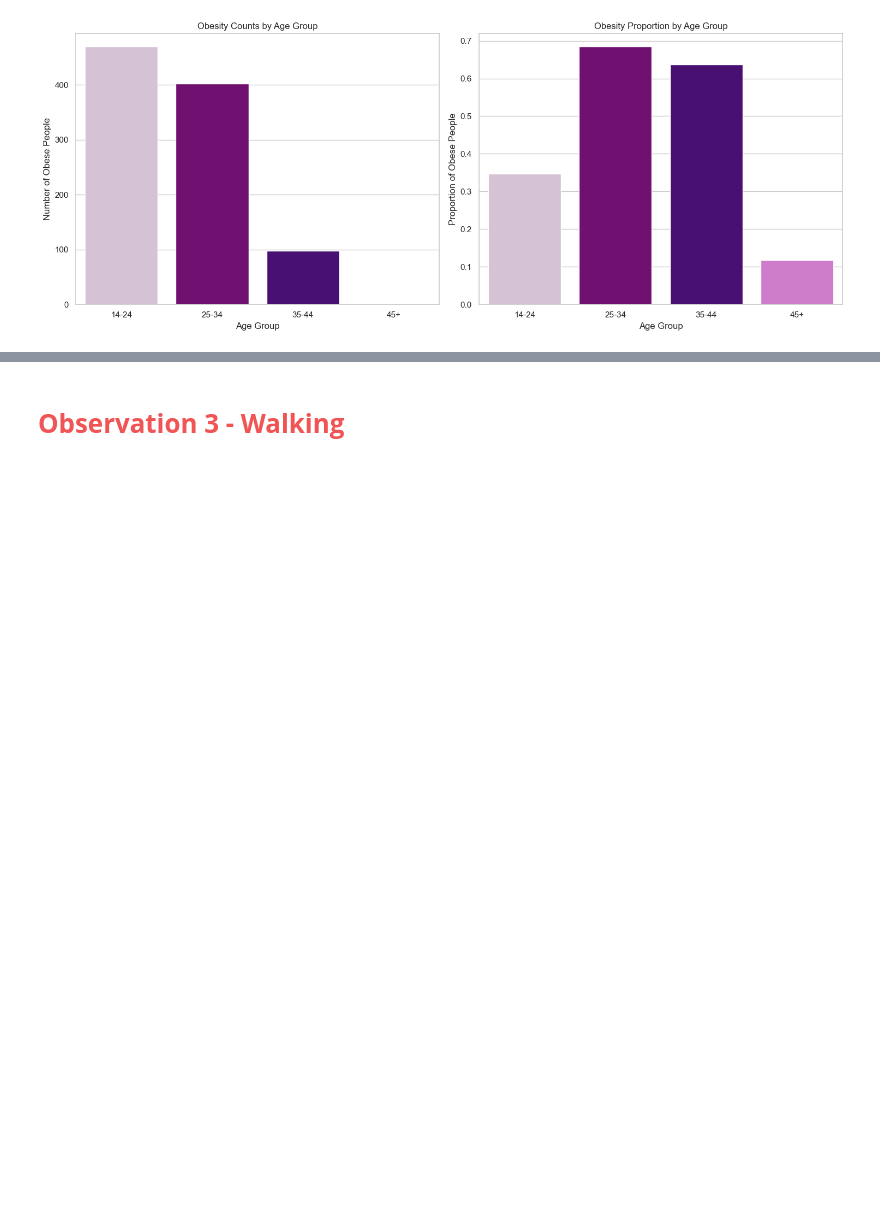
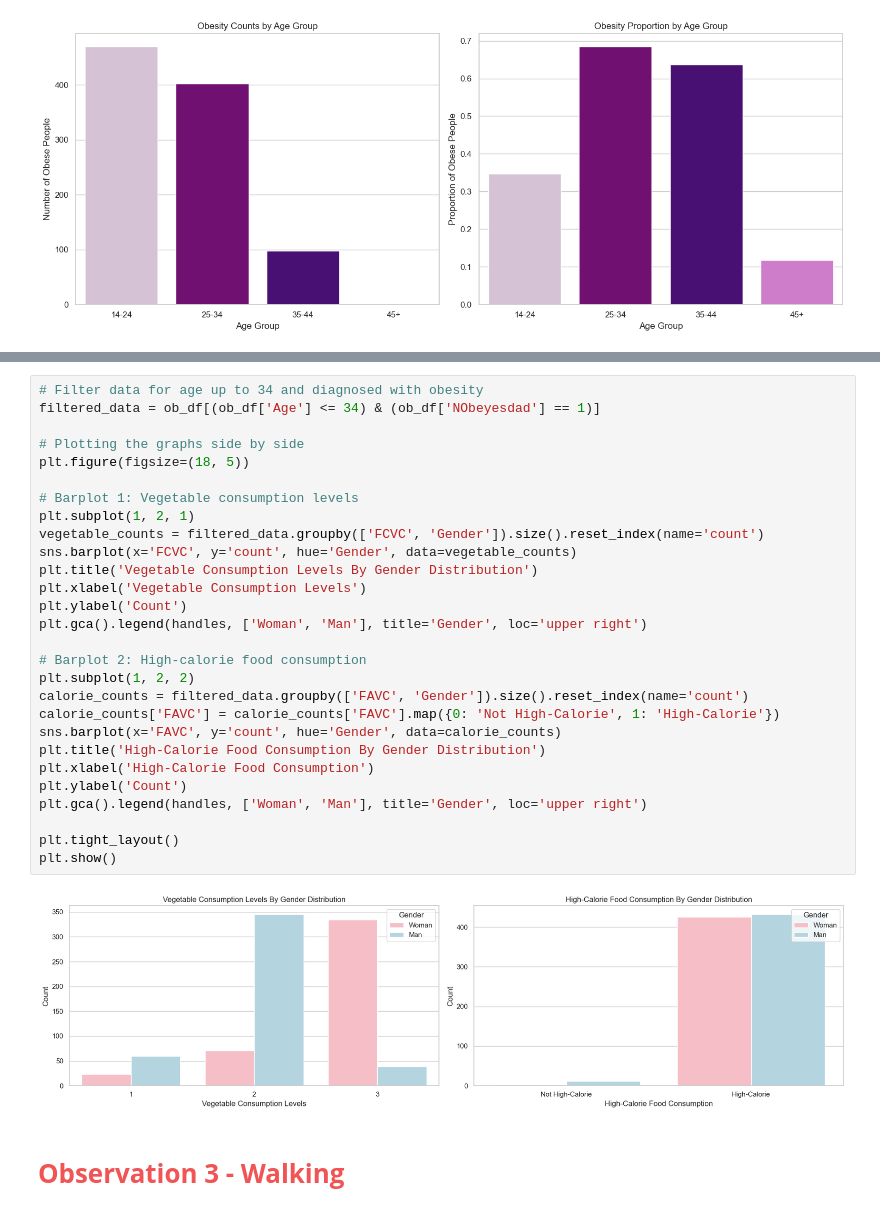
Before and after one commit to omeysi1/project1, a Jupyter notebook: project.ipynb, the cells around one changed output, grey strips where cells are left out. Drawn from its saved outputs; the diff is of its cells as text; blank space fills up the shorter version.

```diff
--- a/project.ipynb
+++ b/project.ipynb
@@ -434,3 +398,33 @@ plt.show()
+# %%
+# Filter data for age up to 34 and diagnosed with obesity
+filtered_data = ob_df[(ob_df['Age'] <= 34) & (ob_df['NObeyesdad'] == 1)]
+
+# Plotting the graphs side by side
+plt.figure(figsize=(18, 5))
+
+# Barplot 1: Vegetable consumption levels
+plt.subplot(1, 2, 1)
+vegetable_counts = filtered_data.groupby(['FCVC', 'Gender']).size().reset_index(name='count')
+sns.barplot(x='FCVC', y='count', hue='Gender', data=vegetable_counts)
+plt.title('Vegetable Consumption Levels By Gender Distribution')
+plt.xlabel('Vegetable Consumption Levels')
+plt.ylabel('Count')
+plt.gca().legend(handles, ['Woman', 'Man'], title='Gender', loc='upper right')
+
+# Barplot 2: High-calorie food consumption
+plt.subplot(1, 2, 2)
+calorie_counts = filtered_data.groupby(['FAVC', 'Gender']).size().reset_index(name='count')
+calorie_counts['FAVC'] = calorie_counts['FAVC'].map({0: 'Not High-Calorie', 1: 'High-Calorie'})
+sns.barplot(x='FAVC', y='count', hue='Gender', data=calorie_counts)
+plt.title('High-Calorie Food Consumption By Gender Distribution')
+plt.xlabel('High-Calorie Food Consumption')
+plt.ylabel('Count')
+plt.gca().legend(handles, ['Woman', 'Man'], title='Gender', loc='upper right')
+
+plt.tight_layout()
+plt.show()
+# %% [output]
+[figure, added]
 # %% [markdown]
 # <b id="section_2">  </b> <b style='color:#F05454'>Observation 3 - Walking </b> <b></b>
 # %%
```
Also changed, not shown: parts of 3 cells of this notebook.
